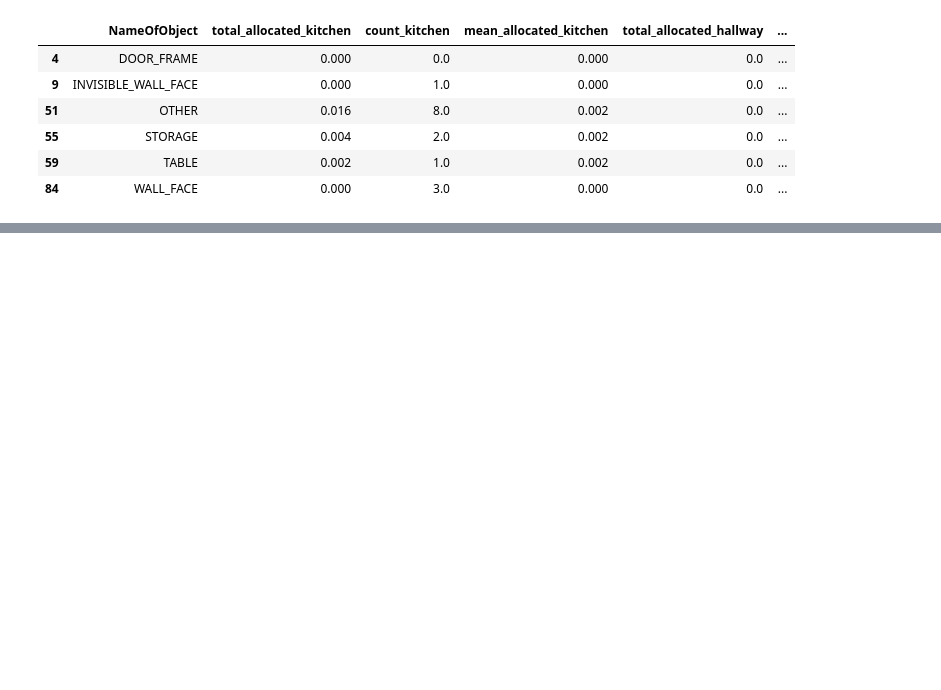
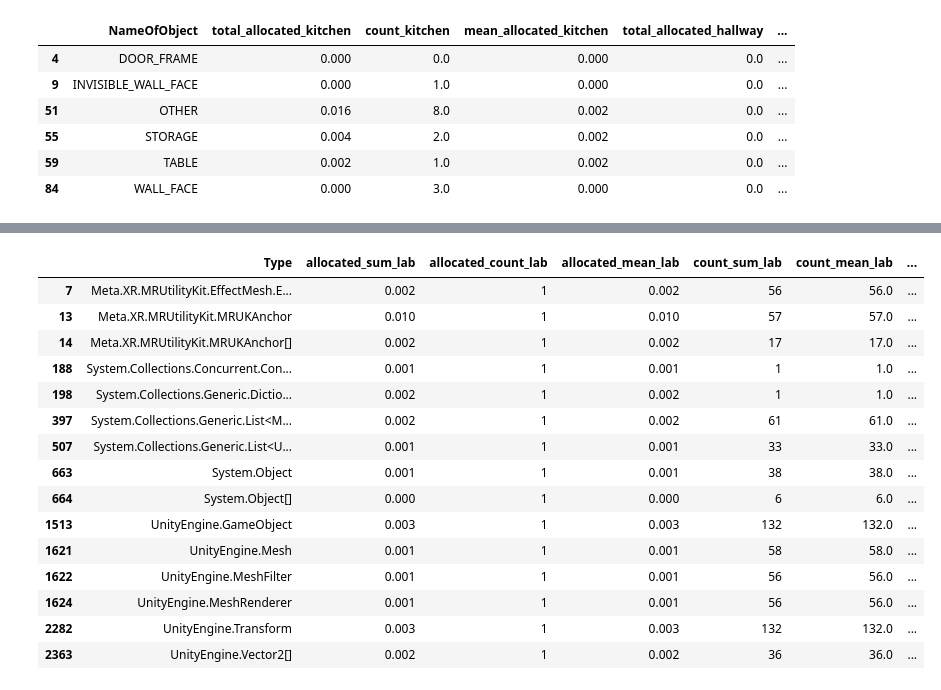
Before and after one commit to alliec45/mixed_reality_defense, a Jupyter notebook: unity_eda.ipynb, the cells around one changed output, grey strips where cells are left out. Cells and saved outputs as stored; diff of their text form; code cells hidden in the pictures; blank space fills up the shorter version.

Commit message:
unity model
100% accuracy baby

```diff
--- a/unity_eda.ipynb
+++ b/unity_eda.ipynb
@@ -230,0 +487,14 @@ kitchen_all_obj
+# %%
+lab_base_AMO = pd.read_csv('unity_csvs/lab/mem/labmem1/AllManagedObjects.csv')
+lbAMO_agg = lab_base_AMO.groupby('Type').agg({
+    'Allocated(MB)': ['sum', 'count', 'mean'],
+    'Count': ['sum', 'mean', 'min', 'max'],
+    'Resident(MB)': ['sum', 'mean']
+}).reset_index()
+lbAMO_agg.columns = [
+    'Type',
+    'allocated_sum', 'allocated_count', 'allocated_mean',
+    'count_sum', 'count_mean', 'count_min', 'count_max',
+    'resident_sum', 'resident_mean'
+]
+lbAMO_agg
@@ -230,0 +515,9 @@ kitchen_all_obj
+# %%
+agg_comp_AMO = lbAMO_agg.merge(
+    kbAMO_agg,
+    on='Type',
+    how='outer',
+    suffixes=('_lab', '_kitchen')
+)
+agg_comp_AMO = agg_comp_AMO.fillna(0)
+agg_comp_AMO
@@ -230,0 +538,25 @@ kitchen_all_obj
+# %%
+lab_cols = sorted([col for col in agg_comp_AMO.columns if col.endswith('_lab')])
+kitchen_cols = sorted([col for col in agg_comp_AMO.columns if col.endswith('_kitchen')])
+
+differences = (agg_comp_AMO[lab_cols].values != agg_comp_AMO[kitchen_cols].values).any(axis=1)
+
+memory_differs_AMO1 = agg_comp_AMO[differences]
+memory_differs_AMO1
+# %% [output]
+|  | Type | allocated_sum_lab | allocated_count_lab | allocated_mean_lab | count_sum_lab | count_mean_lab | ... |
+| 7 | Meta.XR.MRUtilityKit.EffectMesh.E... | 0.002 | 1 | 0.002 | 56 | 56.0 | ... |
+| 13 | Meta.XR.MRUtilityKit.MRUKAnchor | 0.010 | 1 | 0.010 | 57 | 57.0 | ... |
+| 14 | Meta.XR.MRUtilityKit.MRUKAnchor[] | 0.002 | 1 | 0.002 | 17 | 17.0 | ... |
+| 188 | System.Collections.Concurrent.Con... | 0.001 | 1 | 0.001 | 1 | 1.0 | ... |
+| 198 | System.Collections.Generic.Dictio... | 0.002 | 1 | 0.002 | 1 | 1.0 | ... |
+| 397 | System.Collections.Generic.List<M... | 0.002 | 1 | 0.002 | 61 | 61.0 | ... |
+| 507 | System.Collections.Generic.List<U... | 0.001 | 1 | 0.001 | 33 | 33.0 | ... |
+| 663 | System.Object | 0.001 | 1 | 0.001 | 38 | 38.0 | ... |
+| 664 | System.Object[] | 0.000 | 1 | 0.000 | 6 | 6.0 | ... |
+| 1513 | UnityEngine.GameObject | 0.003 | 1 | 0.003 | 132 | 132.0 | ... |
+| 1621 | UnityEngine.Mesh | 0.001 | 1 | 0.001 | 58 | 58.0 | ... |
+| 1622 | UnityEngine.MeshFilter | 0.001 | 1 | 0.001 | 56 | 56.0 | ... |
+| 1624 | UnityEngine.MeshRenderer | 0.001 | 1 | 0.001 | 56 | 56.0 | ... |
+| 2282 | UnityEngine.Transform | 0.003 | 1 | 0.003 | 132 | 132.0 | ... |
+| 2363 | UnityEngine.Vector2[] | 0.002 | 1 | 0.002 | 36 | 36.0 | ... |
```
Also changed, not shown: parts of 55 cells of this notebook, 11 other files.
